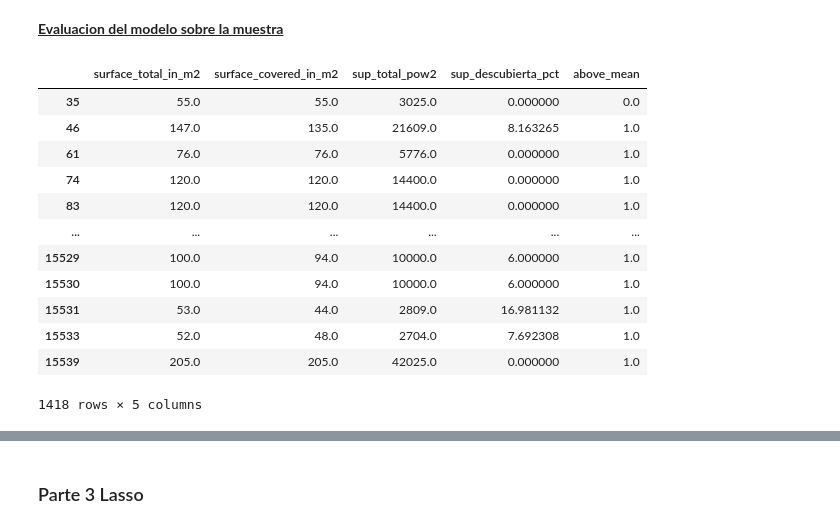
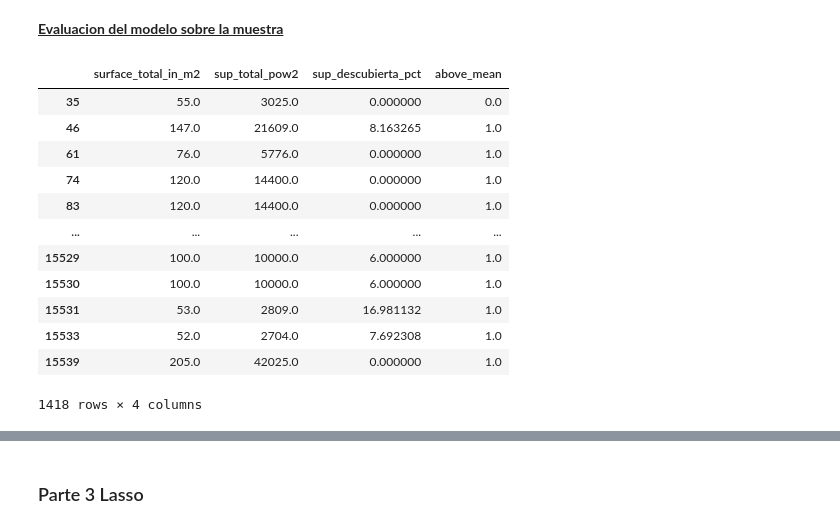
Before and after one commit to grupo4dhds/grupo4_git, a Jupyter notebook: workshop2_G4_ml.ipynb, the cells around one changed output, grey strips where cells are left out. Saved outputs shown, nothing was run; the diff lists cells and outputs as text; code cells hidden in the pictures.

```diff
--- a/workshop2_G4_ml.ipynb
+++ b/workshop2_G4_ml.ipynb
@@ -403,0 +482,10 @@ data.head(1)
+# %%
+## Se crea una prediccion de un data_aux de data para que la serie sea del tamaño de la muetra
+data_aux = pd.concat([data[features_1],dummy_place], axis=1)
+array_predict = linreg.predict(data_aux)
+
+data = pd.DataFrame(Dicto['data_pred'][0]) #CARGA DATASET
+data['y_pred'] = array_predict #MODIFICACION DATASET
+display (data) #MUESTRA DATASET
+Dicto['data_pred'] = data.to_dict(), data_info(data).to_dict() #GUARDA DATASET
+data = pd.DataFrame(Dicto['data'][0]) #CARGA DATASET
@@ -429,12 +560,20 @@ serie_same;
 # %%
+## Celda 19
 muestra = pd.read_csv('muestra_currency_nan.csv')
 muestra = muestra.drop(list(muestra.columns)[0], axis=1)
 mask_1 = muestra.property_type == 'apartment'
-mask_2 = muestra.place_name.isin(serie_same)
+mask_2 = muestra.place_name.isin(serie_same) # 2193 - 1959 = 230: muestras más, si en vez de usar serie_same, usamos serie filter, (obtenemos una muesrta más grande, y después hay que matchiar los otros con los otros) no vale
 
+# Muestra_pred
 muestra = muestra[mask_1 & mask_2]
+display(muestra)
+Dicto['muestra'] = muestra.to_dict(), data_info(muestra,'muestra').to_dict()
+Dicto['muestra_pred'] = muestra.to_dict(), data_info(muestra,'muestra').to_dict()
 
+
+## Muestra
 muestra = variables_feature(muestra)
+Dicto['muestra'] = muestra.to_dict(), data_info(muestra,'muestra').to_dict()
 muestra
 # %% [output]
 |  | property_type | place_name | state_name | price | currency | surface_total_in_m2 | surface_covered_in_m2 | ... |
@@ -453,11 +605,22 @@ muestra
 # %%
+######### CONSERVANDO LAS DIMENSIONES EN TODAS LAS MUESTRAS
+
 display (data_info(muestra,'muestra'))
 analisis_nans(muestra.loc[:,['surface_total_in_m2', 'surface_covered_in_m2','place_name']])
 print ()
 print ('Accion a tomar: limpiar en funcion de los nans de "sup_descubierta_pct"')
 
 muestra = muestra.loc[muestra.sup_descubierta_pct.notna()]
-muestra
+muestra = muestra.drop('surface_covered_in_m2', axis=1)
+lista_filter = muestra.index
+
+Dicto['muestra'] = muestra.to_dict(), data_info(muestra,'muestra').to_dict() # GUARDO MUESTRA
+
+muestra = pd.DataFrame(Dicto['muestra_pred'][0]) # CARGO OTRA MUESRTA
+muestra = muestra.filter(lista_filter, axis = 0) # MODIFICO OTRA MUESRTA
+Dicto['muestra_pred'] = muestra.to_dict(), data_info(muestra,'muestra').to_dict() # GUARDO OTRA MUESRTA
+
+muestra = pd.DataFrame(Dicto['muestra'][0]) # CARGO MUESTRA
 # %% [output]
 | df de muestra | columna | Nan | dtype | count | pct_nan | count_unique |
 | index |  |  |  |  |  |  |
@@ -559,4 +714,0 @@ X
-# %%
-muestra['y_pred'] = linreg.predict(X)
-Dicto['muestra'] = muestra.to_dict(), data_info(muestra, 'muestra')
-muestra
@@ -848,25 +1086,23 @@ model_fit_ridge.score(X_test, y_test)
 # %%
 df = data_info(muestra,'muestra')
 columnas_float = df.loc[(df['dtype'] == 'float64'), 'columna'].values
 
 muestra = muestra.loc[:,columnas_float].dropna(axis=1)
 
-serie_pred_muestra = muestra.y_pred
-muestra.drop('y_pred', axis=1, inplace=True)
 muestra
 # %% [output]
-|  | surface_total_in_m2 | surface_covered_in_m2 | sup_total_pow2 | sup_descubierta_pct | above_mean |
-| 35 | 55.0 | 55.0 | 3025.0 | 0.000000 | 0.0 |
-| 46 | 147.0 | 135.0 | 21609.0 | 8.163265 | 1.0 |
-| 61 | 76.0 | 76.0 | 5776.0 | 0.000000 | 1.0 |
-| 74 | 120.0 | 120.0 | 14400.0 | 0.000000 | 1.0 |
-| 83 | 120.0 | 120.0 | 14400.0 | 0.000000 | 1.0 |
-| ... | ... | ... | ... | ... | ... |
-| 15529 | 100.0 | 94.0 | 10000.0 | 6.000000 | 1.0 |
-| 15530 | 100.0 | 94.0 | 10000.0 | 6.000000 | 1.0 |
-| 15531 | 53.0 | 44.0 | 2809.0 | 16.981132 | 1.0 |
-| 15533 | 52.0 | 48.0 | 2704.0 | 7.692308 | 1.0 |
-| 15539 | 205.0 | 205.0 | 42025.0 | 0.000000 | 1.0 |
+|  | surface_total_in_m2 | sup_total_pow2 | sup_descubierta_pct | above_mean |
+| 35 | 55.0 | 3025.0 | 0.000000 | 0.0 |
+| 46 | 147.0 | 21609.0 | 8.163265 | 1.0 |
+| 61 | 76.0 | 5776.0 | 0.000000 | 1.0 |
+| 74 | 120.0 | 14400.0 | 0.000000 | 1.0 |
+| 83 | 120.0 | 14400.0 | 0.000000 | 1.0 |
+| ... | ... | ... | ... | ... |
+| 15529 | 100.0 | 10000.0 | 6.000000 | 1.0 |
+| 15530 | 100.0 | 10000.0 | 6.000000 | 1.0 |
+| 15531 | 53.0 | 2809.0 | 16.981132 | 1.0 |
+| 15533 | 52.0 | 2704.0 | 7.692308 | 1.0 |
+| 15539 | 205.0 | 42025.0 | 0.000000 | 1.0 |
-1418 rows × 5 columns
+1418 rows × 4 columns
 # %%
 # ya sabemos que normalizar no admite dummys
```
Also changed, not shown: parts of 77 cells of this notebook, 1 other file.
